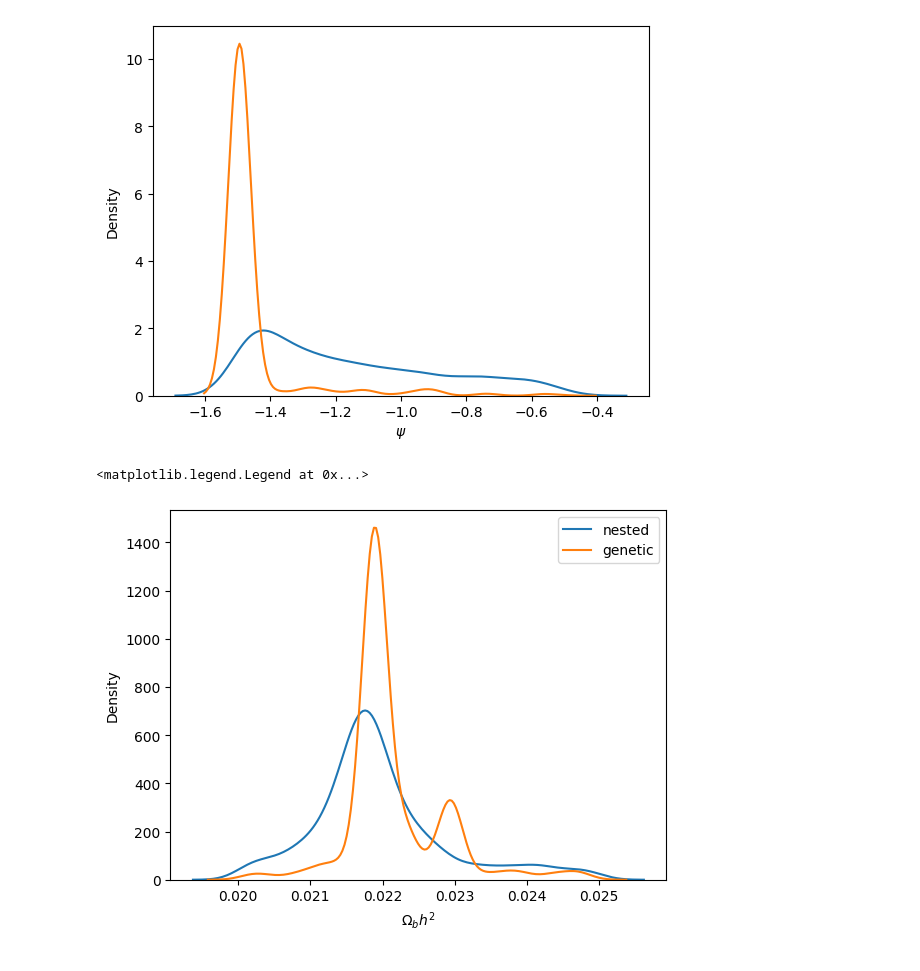
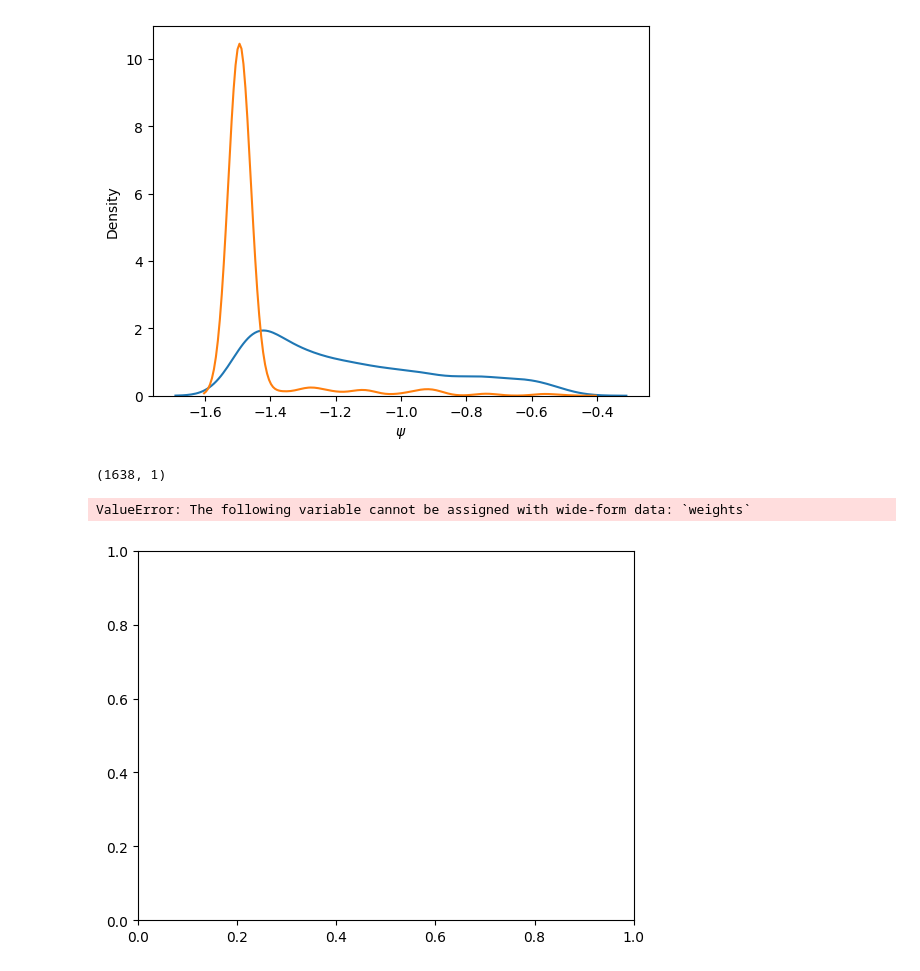
Before and after one commit to igomezv/cosmo_tools, a Jupyter notebook: models/genetic_paper/plots.ipynb, the cells around one changed output. Drawn from its saved outputs; the diff is of its cells as text; code cells hidden in the pictures.

```diff
--- a/models/genetic_paper/plots.ipynb
+++ b/models/genetic_paper/plots.ipynb
@@ -665,18 +630,24 @@ plt.xlabel('$\psi$')
 # %% [output]
 Text(0.5, 0, '$\\psi$')
 [figure]
+# %%
+weights1 = data1[:,1]
+weights1 = weights1.reshape(-1,1)
+np.shape(weights1)
+# %% [output]
+(1638, 1)
 # %%
 fig, ax = plt.subplots()
 
-sns.kdeplot(data1[:,3], label='nested', ax=ax)
+sns.kdeplot(data1[:,3], label='nested', ax=ax, weights=weights1)
 sns.kdeplot(data2[:,3], label='genetic', ax=ax)
 
-
 plt.xlabel('$\Omega_bh^2$')
-plt.legend()
+ax.legend()
+ax.grid()
 # %% [output]
-<matplotlib.legend.Legend at 0x...>
+ValueError: The following variable cannot be assigned with wide-form data: `weights`
-[figure, old version]
+[figure, new version]
 # %%
 from scipy.stats import gaussian_kde
 
```
Also changed, not shown: parts of 10 cells of this notebook.
